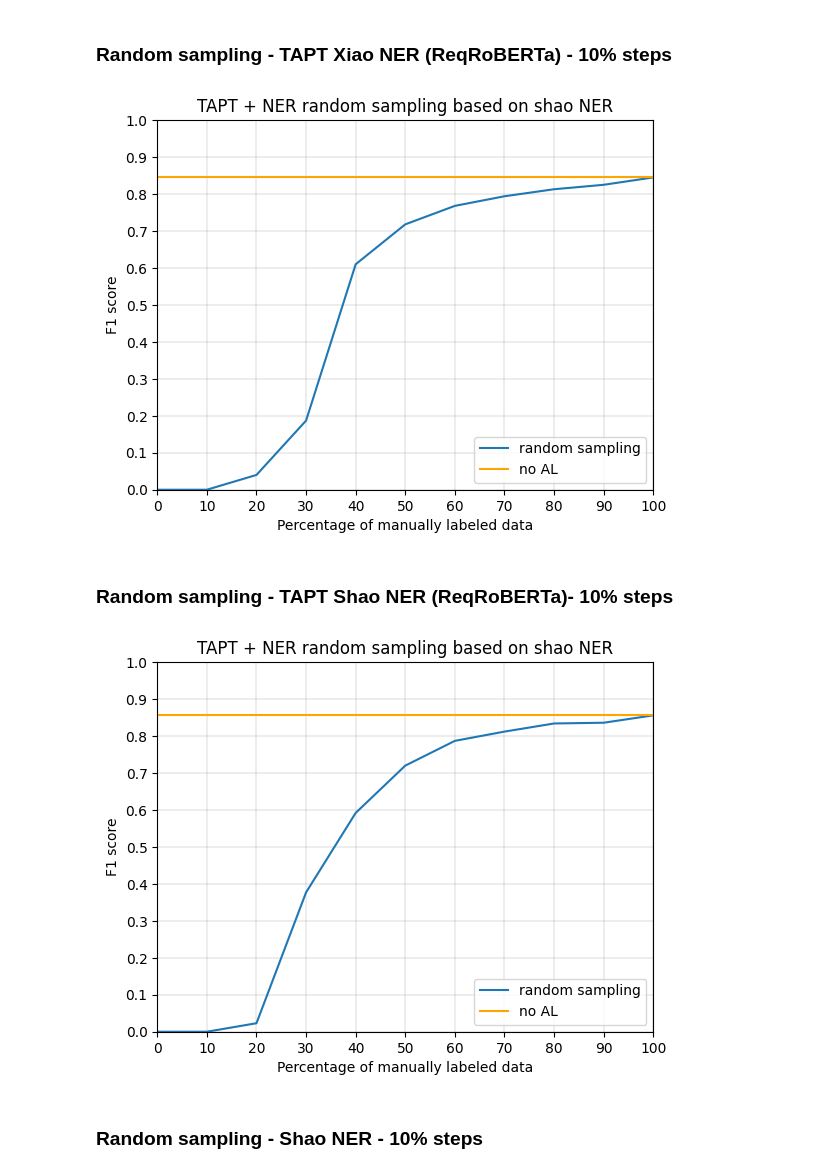
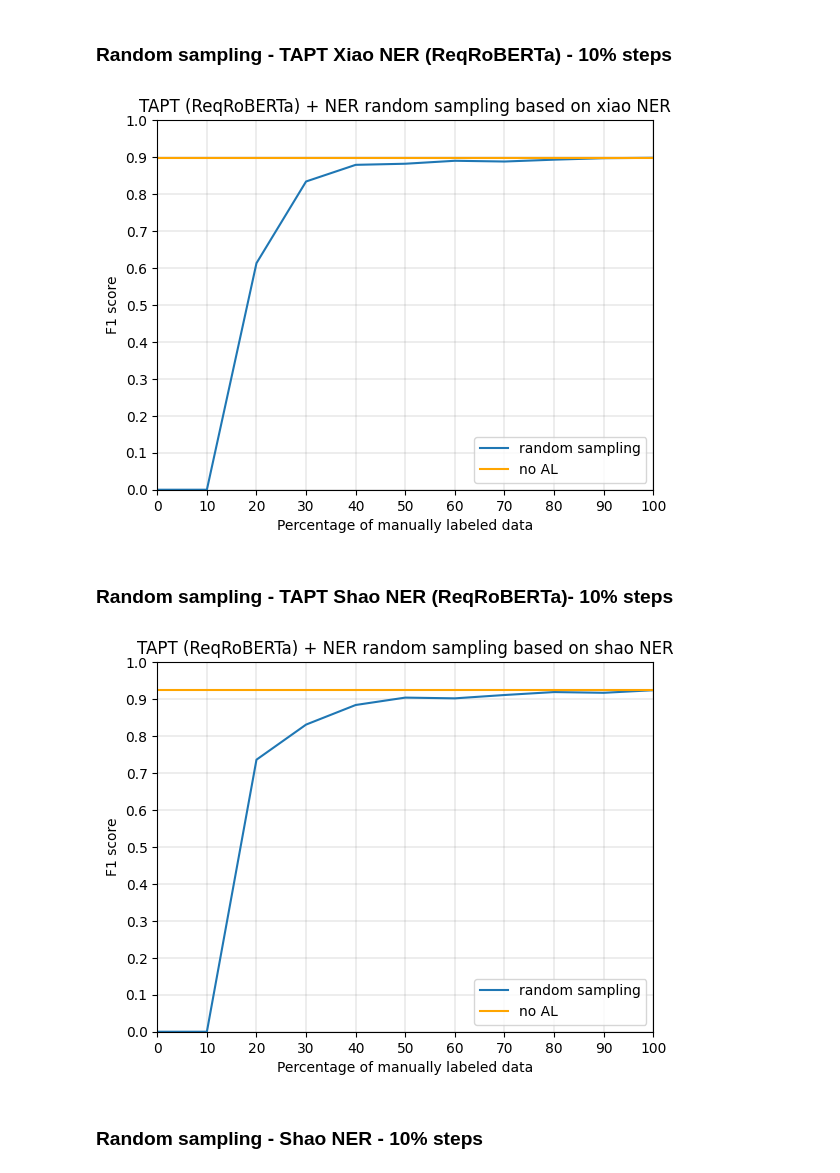
Before and after one commit to dkxiao/al-nlp-req, a Jupyter notebook: visualization/learning_curves.ipynb, the cells around one changed output. Saved outputs shown, nothing was run; the diff lists cells and outputs as text; code cells hidden in the pictures.

```diff
--- a/visualization/learning_curves.ipynb
+++ b/visualization/learning_curves.ipynb
@@ -161,8 +161,12 @@ plt.show()
 #                   Total train batch size (w. parallel, distributed & accumulation) = 8
 #                   Gradient Accumulation steps = 1
 
-score_f1 = [0,0.000,0.040,0.187,0.610,0.718,0.768,0.794,0.813,0.825,0.845]
-score_accuracy = [0,0.475,0.588,0.688,0.818,0.876,0.892,0.904,0.912,0.916,0.922]
+score_f1 = [0,0.000,0.613,0.834,0.879,0.882,0.890,0.888,0.893,0.897,0.898]
+score_accuracy = [0,0.478,0.796,0.927,0.939,0.935,0.938,0.940,0.939,0.942,0.943]
+
+#wrong tokenizer
+# score_f1 = [0,0.000,0.040,0.187,0.610,0.718,0.768,0.794,0.813,0.825,0.845]
+# score_accuracy = [0,0.475,0.588,0.688,0.818,0.876,0.892,0.904,0.912,0.916,0.922]
 
 steps_absolute = list(np.linspace(0, 600, 10+1))
 steps_relative = list(x/6 for x in steps_absolute)
@@ -172,7 +176,7 @@ plt.plot(steps_relative, score_f1, label='random sampling')
 plt.axhline(y=max(score_f1), color='orange', label='no AL')
 plt.xlim([0, 100])
 plt.ylim([0, 1])
-plt.title("TAPT + NER random sampling based on xiao NER")
+plt.title("TAPT (ReqRoBERTa) + NER random sampling based on xiao NER")
 plt.xlabel('Percentage of manually labeled data')
 plt.xticks(list(np.linspace(0, 100, 11)))
 plt.ylabel('F1 score')
@@ -182,44 +186,49 @@ plt.grid(color='grey', linewidth=0.2)
 # plt.ylabel('Accuracy score')
 plt.show()
 # %% [output]
-[figure, old version]
+[figure, new version]
 # %% [markdown]
 ### Random sampling - TAPT Shao NER (ReqRoBERTa)- 10% steps
 # %%
 # Accumulated results from "\al-nlp-req\NER_from_scratch\Shao_AL_finetune_evalrun"
 
 # starting model:   limsc/reqroberta-tapt-epoch43
 # dataset:          limsc/requirements-entity-recognition
 # query strategy:   random sampling
 # training time:    ?
 # training setup:   10% steps to 600 examples
 #                   Num Epochs = 3
 #                   Instantaneous batch size per device = 8
 #                   Total train batch size (w. parallel, distributed & accumulation) = 8
 #                   Gradient Accumulation steps = 1
 
-score_f1 = [0,0.000,0.023,0.377,0.592,0.720,0.787,0.812,0.834,0.836,0.856]
-score_accuracy = [0,0.588,0.594,0.740,0.820,0.880,0.906,0.914,0.925,0.925,0.935]
+score_f1 = [0,0.000,0.736,0.831,0.884,0.904,0.902,0.911,0.919,0.917,0.924]
+score_accuracy = [0,0.588,0.856,0.937,0.952,0.955,0.959,0.961,0.963,0.966,0.966]
+
+
+# wrong tokenizer
+# score_f1 = [0,0.000,0.023,0.377,0.592,0.720,0.787,0.812,0.834,0.836,0.856]
+# score_accuracy = [0,0.588,0.594,0.740,0.820,0.880,0.906,0.914,0.925,0.925,0.935]
 
 steps_absolute = list(np.linspace(0, 600, 10+1))
 steps_relative = list(x/6 for x in steps_absolute)
 
 plt.plot(steps_relative, score_f1, label='random sampling')
 # plt.plot(steps_relative, score_accuracy)
-plt.axhline(y=0.856, color='orange', label='no AL')
+plt.axhline(y=max(score_f1), color='orange', label='no AL')
 plt.xlim([0, 100])
 plt.ylim([0, 1])
-plt.title("TAPT + NER random sampling based on shao NER")
+plt.title("TAPT (ReqRoBERTa) + NER random sampling based on shao NER")
 plt.xlabel('Percentage of manually labeled data')
 plt.xticks(list(np.linspace(0, 100, 11)))
 plt.ylabel('F1 score')
 plt.yticks(list(np.linspace(0, 1, 11)))
 plt.legend(loc='lower right')
 plt.grid(color='grey', linewidth=0.2)
 # plt.ylabel('Accuracy score')
 plt.show()
 # %% [output]
-[figure, old version]
+[figure, new version]
 # %% [markdown]
 ### Random sampling - Shao NER - 10% steps
 # %%
```
Also changed, not shown: 1 other file.
